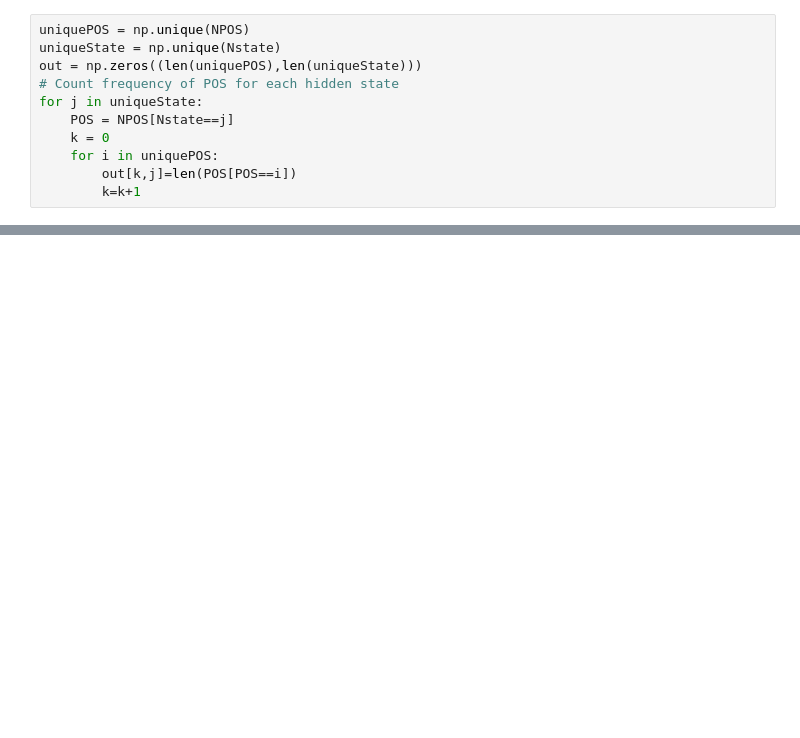
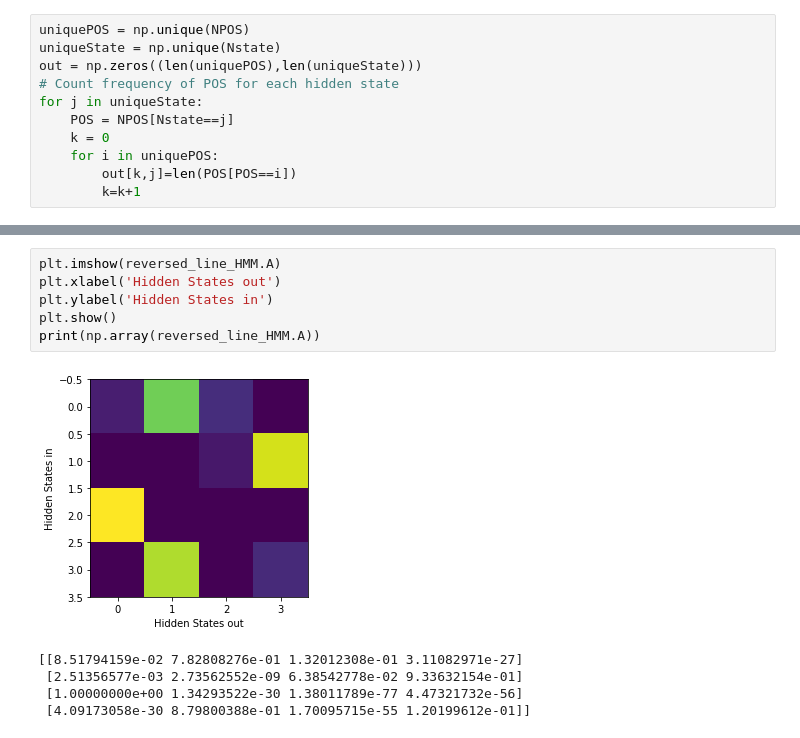
Before and after one commit to miladtaghavi/Miniproject3, a Jupyter notebook: HMMRhymeContext.ipynb, the cells around one changed output, grey strips where cells are left out. Drawn from its saved outputs; the diff is of its cells as text; blank space fills up the shorter version.

```diff
--- a/HMMRhymeContext.ipynb
+++ b/HMMRhymeContext.ipynb
@@ -415 +432,13 @@ plt.show()
+# %%
+plt.imshow(reversed_line_HMM.A)
+plt.xlabel('Hidden States out')
+plt.ylabel('Hidden States in')
+plt.show()
+print(np.array(reversed_line_HMM.A))
+# %% [output]
+[figure, added]
+[[8.51794159e-02 7.82808276e-01 1.32012308e-01 3.11082971e-27]
+ [2.51356577e-03 2.73562552e-09 6.38542778e-02 9.33632154e-01]
+ [1.00000000e+00 1.34293522e-30 1.38011789e-77 4.47321732e-56]
+ [4.09173058e-30 8.79800388e-01 1.70095715e-55 1.20199612e-01]]
 # %%
```
Also changed, not shown: parts of 7 cells of this notebook, 25 other files.
